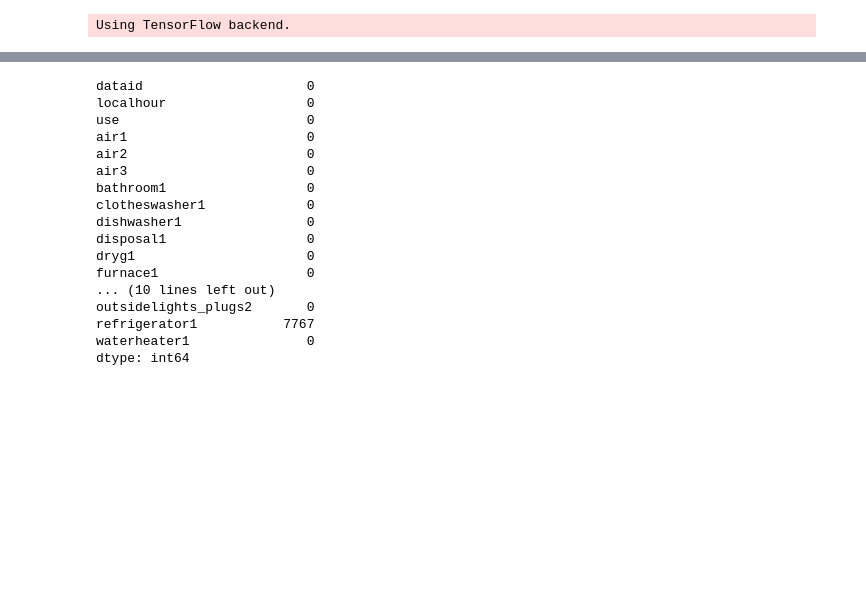
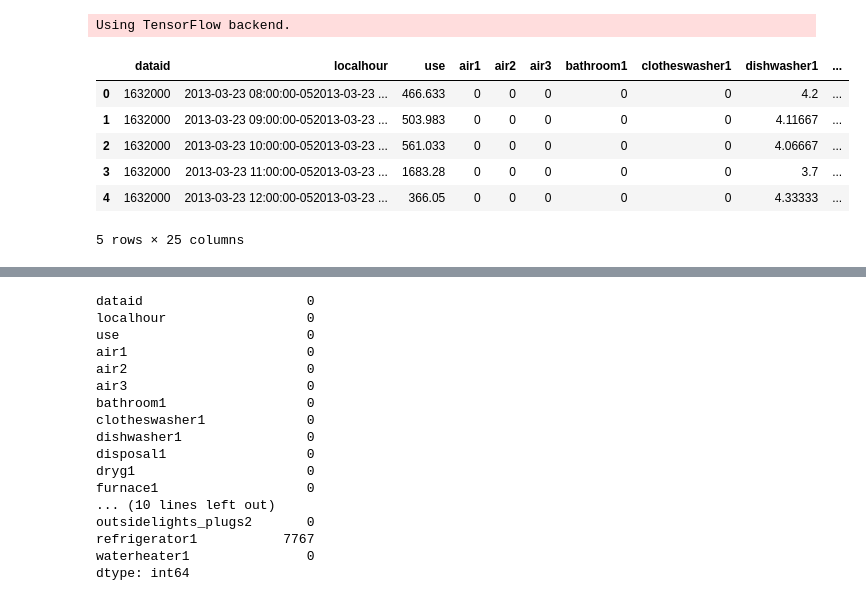
Before and after one commit to adithya8/loadPrediction, a Jupyter notebook: Pecan Trial.ipynb, the cells around one changed output, grey strips where cells are left out. Drawn from its saved outputs; the diff is of its cells as text; code cells hidden in the pictures; blank space fills up the shorter version.

```diff
--- a/Pecan Trial.ipynb
+++ b/Pecan Trial.ipynb
@@ -96,3 +98,12 @@ for i in data.columns:
 # %%
 data = pd.DataFrame(data.values[175:],columns=data.columns)
 data = data*1000
+data.head()
+# %% [output]
+|  | dataid | localhour | use | air1 | air2 | air3 | bathroom1 | clotheswasher1 | dishwasher1 | ... |
+| 0 | 1632000 | 2013-03-23 08:00:00-052013-03-23 ... | 466.633 | 0 | 0 | 0 | 0 | 0 | 4.2 | ... |
+| 1 | 1632000 | 2013-03-23 09:00:00-052013-03-23 ... | 503.983 | 0 | 0 | 0 | 0 | 0 | 4.11667 | ... |
+| 2 | 1632000 | 2013-03-23 10:00:00-052013-03-23 ... | 561.033 | 0 | 0 | 0 | 0 | 0 | 4.06667 | ... |
+| 3 | 1632000 | 2013-03-23 11:00:00-052013-03-23 ... | 1683.28 | 0 | 0 | 0 | 0 | 0 | 3.7 | ... |
+| 4 | 1632000 | 2013-03-23 12:00:00-052013-03-23 ... | 366.05 | 0 | 0 | 0 | 0 | 0 | 4.33333 | ... |
+5 rows × 25 columns
```
Also changed, not shown: parts of 5 cells of this notebook.
